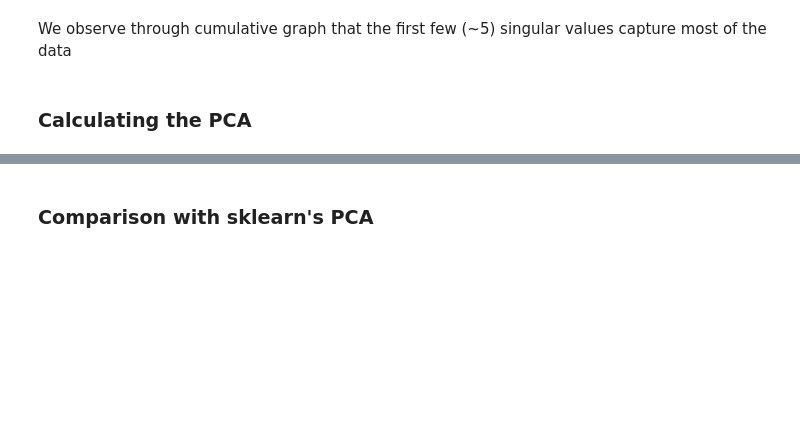
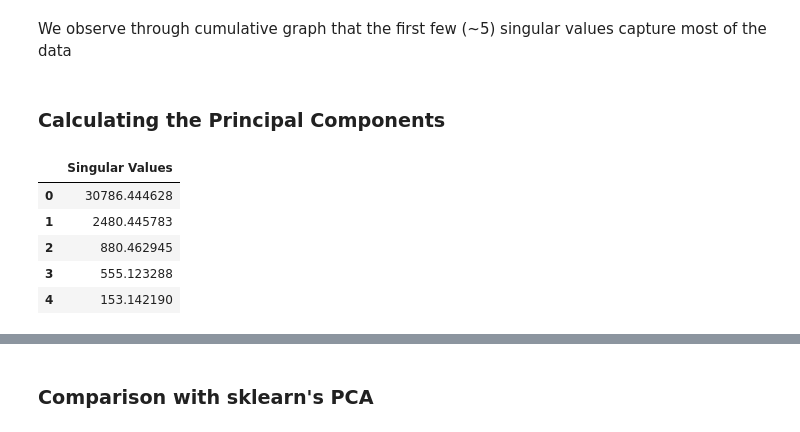
Before and after one commit to eshaansn/lin-alg, a Jupyter notebook: Singular Value Decomposition/Principal Component Analysis with SVD/Principal Component Analysis with SVD.ipynb, the cells around one changed output, grey strips where cells are left out. Saved outputs shown, nothing was run; the diff lists cells and outputs as text; code cells hidden in the pictures; blank space fills up the shorter version.

```diff
--- a/Singular Value Decomposition/Principal Component Analysis with SVD/Principal Component Analysis with SVD.ipynb
+++ b/Singular Value Decomposition/Principal Component Analysis with SVD/Principal Component Analysis with SVD.ipynb
@@ -92,5 +140,14 @@ Text(0.5, 1.0, 'Cumulative Graph')
 # %% [markdown]
 We observe through cumulative graph that the first few (~5) singular values capture most of the data
 # %% [markdown]
-### Calculating the PCA
+### Calculating the Principal Components
+# %%
+pd.DataFrame({'Singular Values': S}).head()
+# %% [output]
+|  | Singular Values |
+| 0 | 30786.444628 |
+| 1 | 2480.445783 |
+| 2 | 880.462945 |
+| 3 | 555.123288 |
+| 4 | 153.142190 |
 # %%
```
Also changed, not shown: parts of 12 cells of this notebook.
